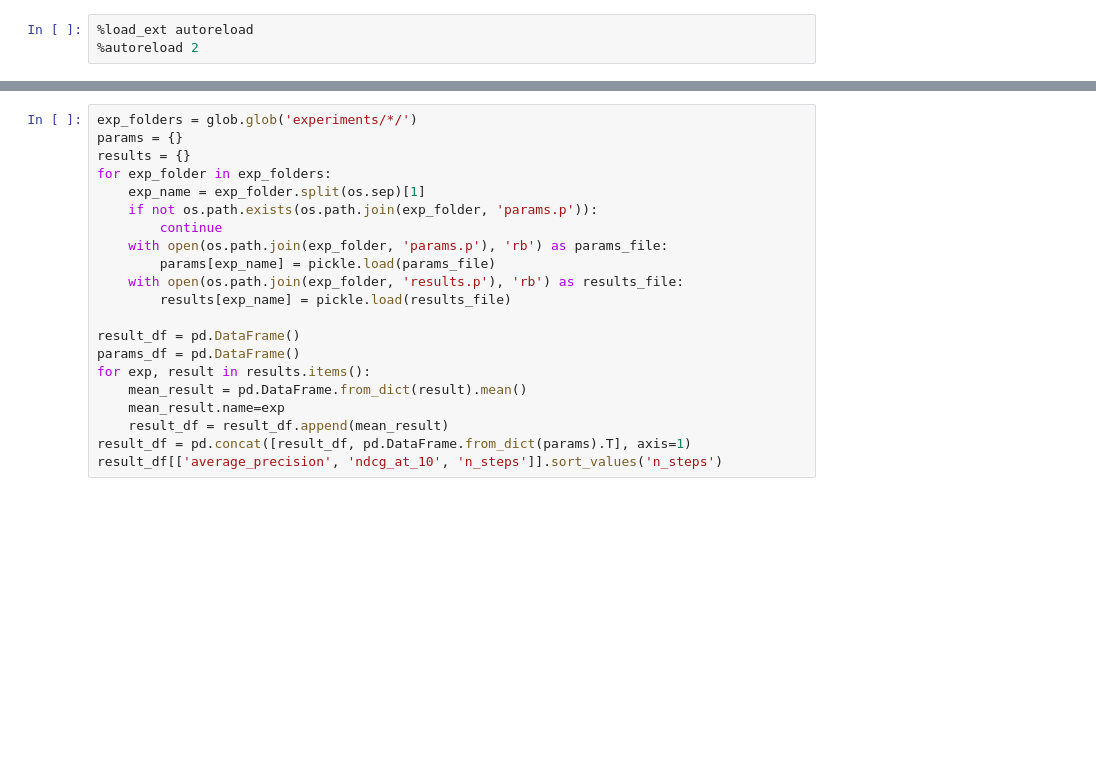
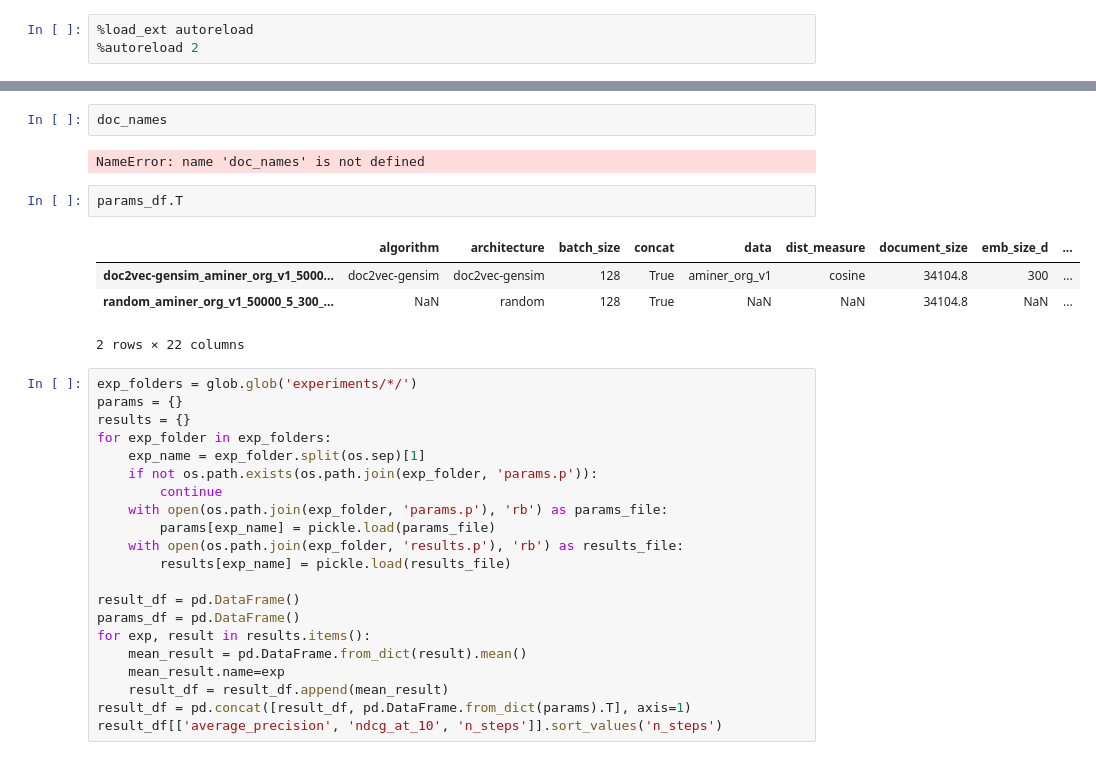
Before and after one commit to alexandervansomeren/msc_thesis, a Jupyter notebook: results.ipynb, the cells around one changed output, grey strips where cells are left out. Cells and saved outputs as stored; diff of their text form; blank space fills up the shorter version.

```diff
--- a/results.ipynb
+++ b/results.ipynb
@@ -9,3 +139,14 @@ import pandas as pd
+# %%
+doc_names
+# %% [output]
+NameError: name 'doc_names' is not defined
+# %%
+params_df.T
+# %% [output]
+|  | algorithm | architecture | batch_size | concat | data | dist_measure | document_size | emb_size_d | ... |
+| doc2vec-gensim_aminer_org_v1_5000... | doc2vec-gensim | doc2vec-gensim | 128 | True | aminer_org_v1 | cosine | 34104.8 | 300 | ... |
+| random_aminer_org_v1_50000_5_300_... | NaN | random | 128 | True | NaN | NaN | 34104.8 | NaN | ... |
+2 rows × 22 columns
 # %%
 exp_folders = glob.glob('experiments/*/')
 params = {}
```
Also changed, not shown: parts of 6 cells of this notebook, 5 other files.
